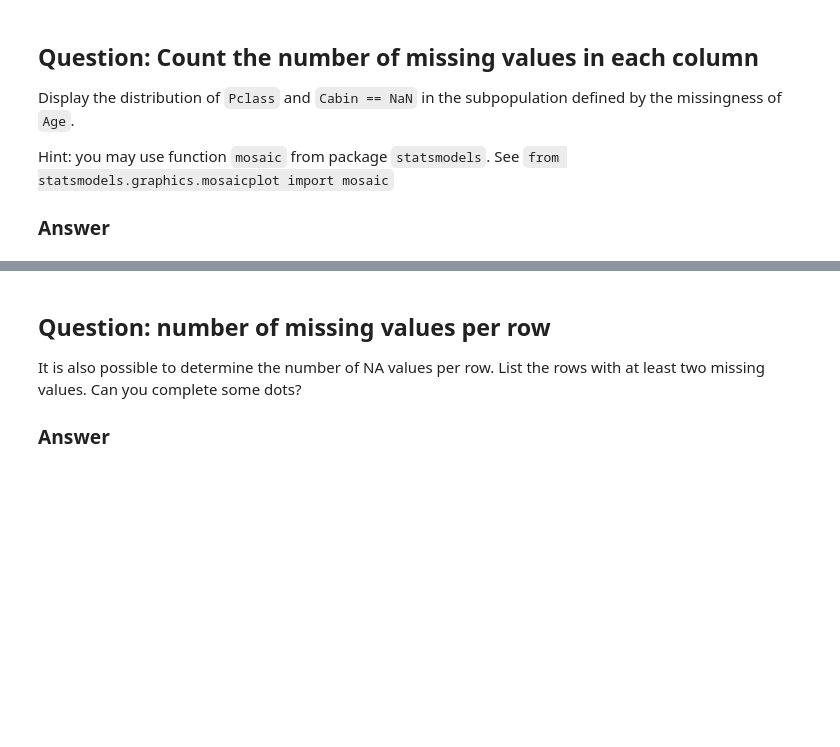
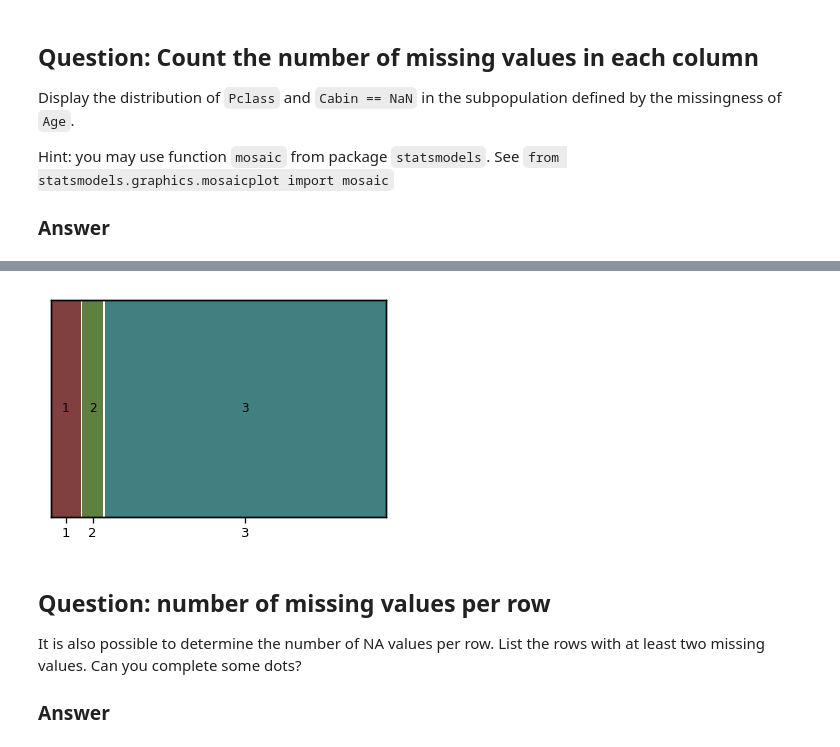
Before and after one commit to luluu12/bigdata, a Jupyter notebook: homework01.ipynb, the cells around one changed output, grey strips where cells are left out. Drawn from its saved outputs; the diff is of its cells as text; code cells hidden in the pictures; blank space fills up the shorter version.

```diff
--- a/homework01.ipynb
+++ b/homework01.ipynb
@@ -300,3 +299,10 @@ df
+# %%
+subpo=df[df['Age'].isnull()][['Pclass','Cabin']]
+subpo=subpo[df['Cabin'].isnull()]
+mosaic(subpo,['Pclass'])
+plt.show()
+# %% [output]
+[figure, added]
 # %% [markdown]
 
 
```
Also changed, not shown: parts of 23 cells of this notebook.
